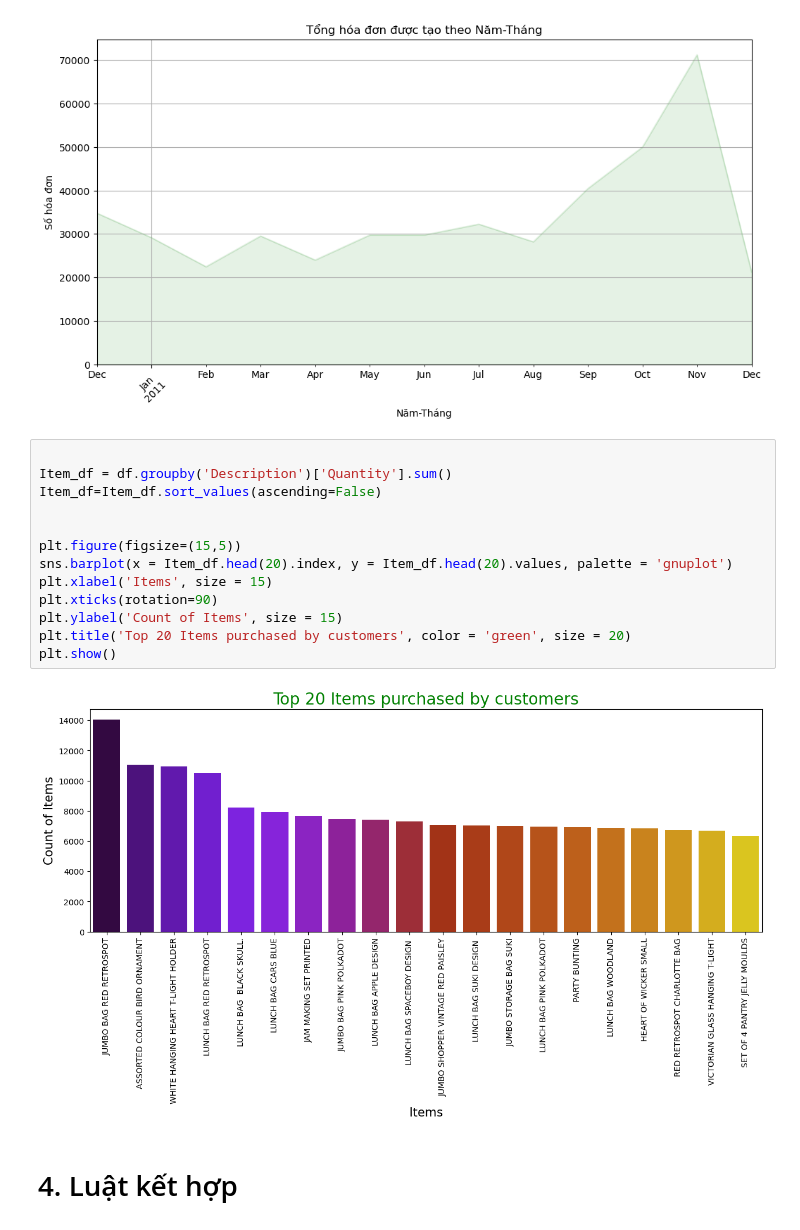
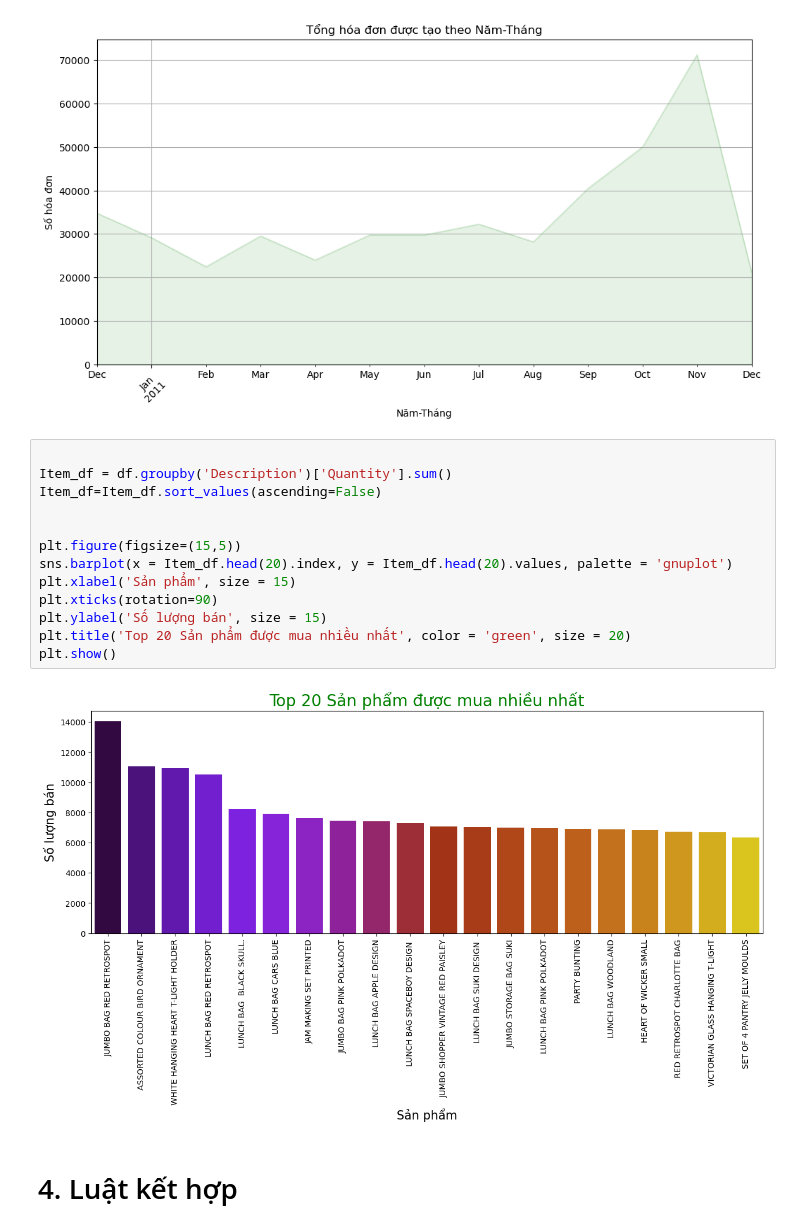
Before and after one commit to Hoang-Nghia-Duc/Hoang-Nghia-Duc-Association-Rule, a Jupyter notebook: GR8_AR.ipynb, the cells around one changed output. Cells and saved outputs as stored; diff of their text form.

```diff
--- a/GR8_AR.ipynb
+++ b/GR8_AR.ipynb
@@ -267,18 +267,18 @@ plt.show()
 # %%
 
 Item_df = df.groupby('Description')['Quantity'].sum()
 Item_df=Item_df.sort_values(ascending=False)
 
 
 plt.figure(figsize=(15,5))
 sns.barplot(x = Item_df.head(20).index, y = Item_df.head(20).values, palette = 'gnuplot')
-plt.xlabel('Items', size = 15)
+plt.xlabel('Sản phẩm', size = 15)
 plt.xticks(rotation=90)
-plt.ylabel('Count of Items', size = 15)
-plt.title('Top 20 Items purchased by customers', color = 'green', size = 20)
+plt.ylabel('Số lượng bán', size = 15)
+plt.title('Top 20 Sản phẩm được mua nhiều nhất', color = 'green', size = 20)
 plt.show()
 # %% [output]
-[figure, old version]
+[figure, new version]
 # %% [markdown]
 # 4. Luật kết hợp
 # %% [markdown]
```
